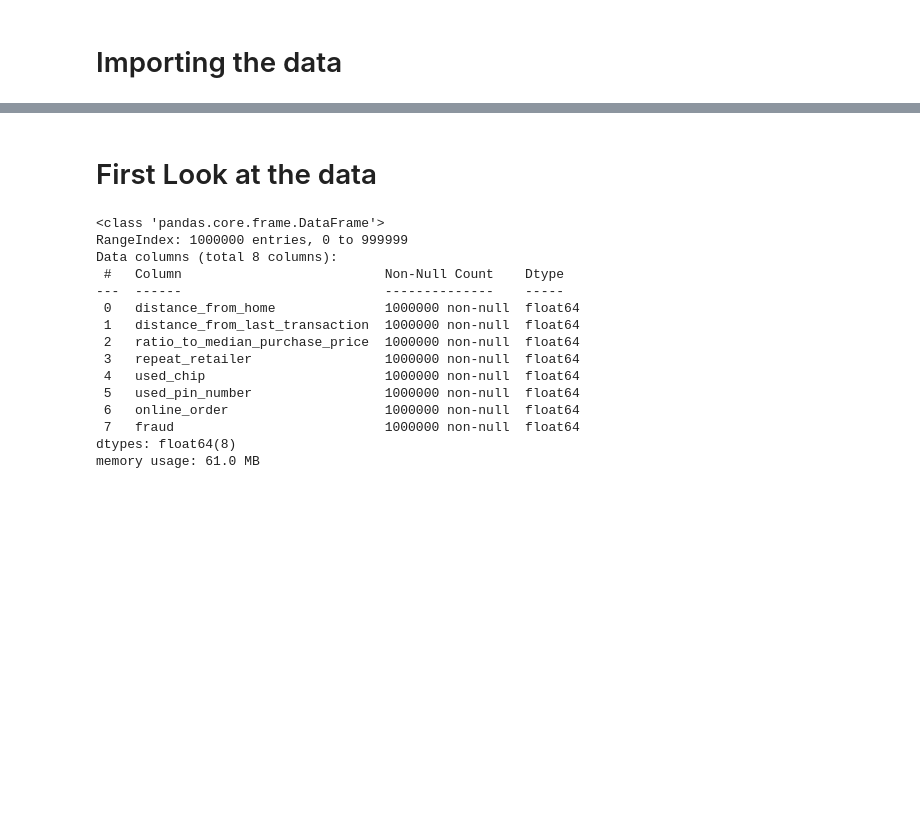
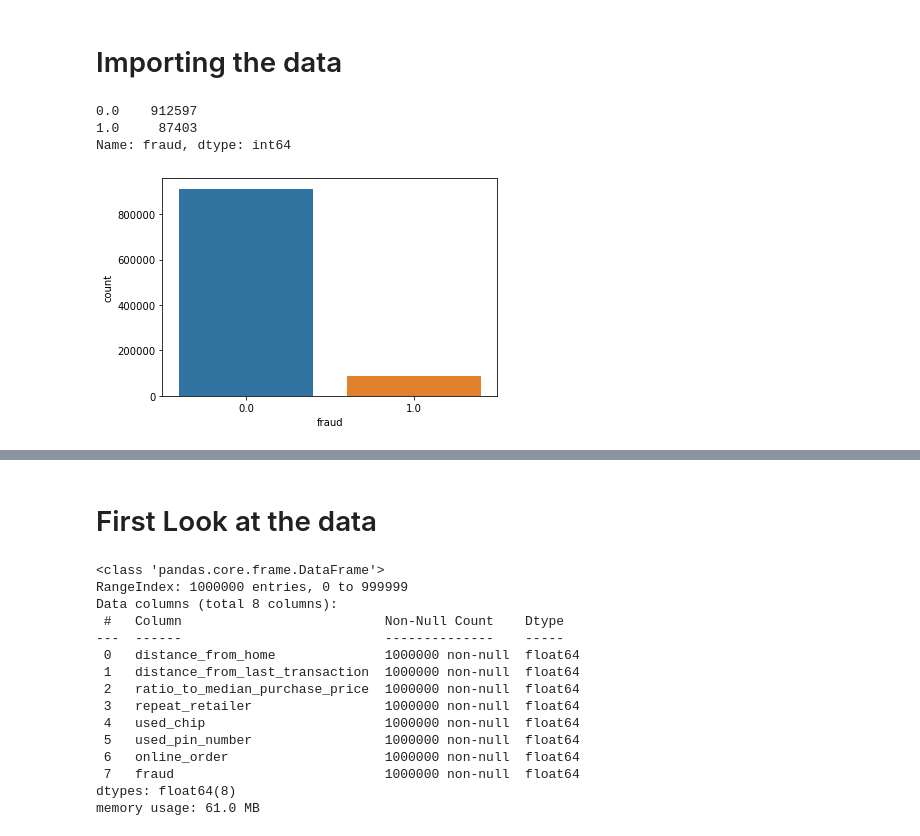
Before and after one commit to bag5635/VT_Capstone, a Jupyter notebook: Notebooks/Kelvin_Cupay/Logistic Regression Model.ipynb, the cells around one changed output, grey strips where cells are left out. Saved outputs shown, nothing was run; the diff lists cells and outputs as text; code cells hidden in the pictures; blank space fills up the shorter version.

```diff
--- a/Notebooks/Kelvin_Cupay/Logistic Regression Model.ipynb
+++ b/Notebooks/Kelvin_Cupay/Logistic Regression Model.ipynb
@@ -14,4 +14,12 @@ from sklearn.metrics import accuracy_score, precision_score, recall_score, f1_sc
 # Importing the data
 # %%
 # Load the dataset
-data = pd.read_csv("../../data/card_transdata.csv")
+df = pd.read_csv("../../data/card_transdata.csv")
+# %%
+ax=sns.countplot (x=df['fraud'], data=df)
+print(df['fraud'].value_counts())
+# %% [output]
+0.0    912597
+1.0     87403
+Name: fraud, dtype: int64
+[figure, added]
```
Also changed, not shown: parts of 8 cells of this notebook, 2 other files.
